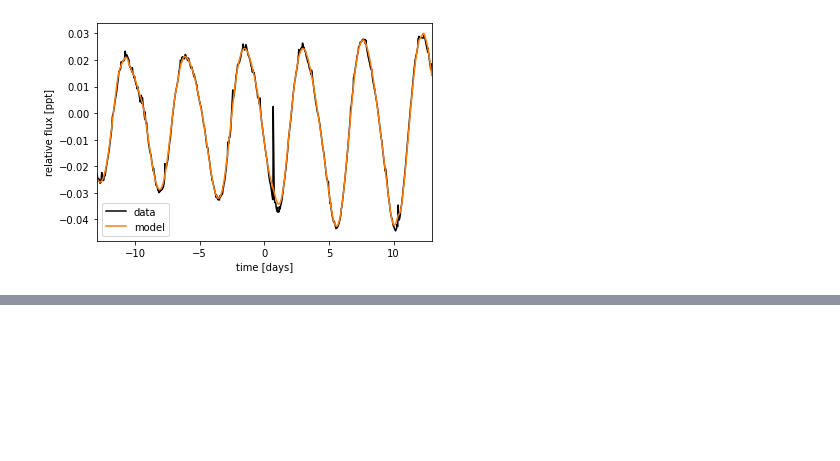
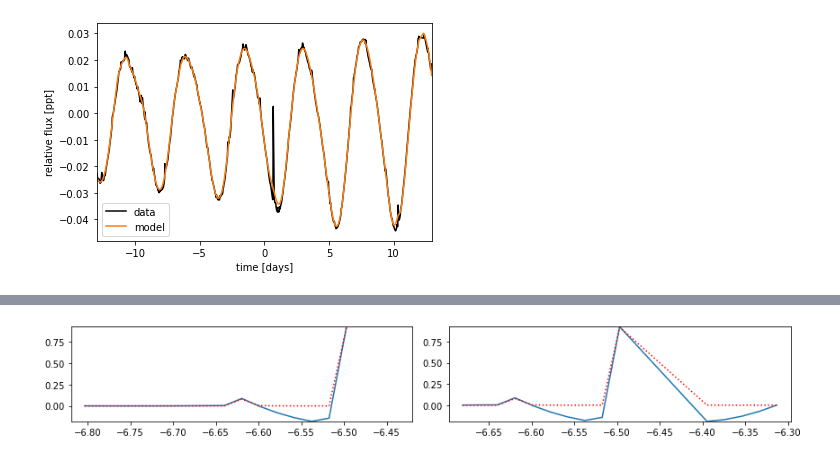
Before and after one commit to exoclam/epic-246301900, a Jupyter notebook: xoflares-epic246301900-post-flare-post-gap.ipynb, the cells around one changed output, grey strips where cells are left out. Cells and saved outputs as stored; diff of their text form; code cells hidden in the pictures; blank space fills up the shorter version.

```diff
--- a/xoflares-epic246301900-post-flare-post-gap.ipynb
+++ b/xoflares-epic246301900-post-flare-post-gap.ipynb
@@ -686,0 +801,14 @@ plt.savefig("period_trace_postgap.png")
+# %%
+fig, axes = plt.subplots(ncols=2, nrows=np.ceil(npeaks/2).astype(int), figsize=[12,npeaks])
+axes = axes.flatten()
+tps = start[0]['tpeak']
+for i in range(npeaks):
+    timemask = (x >= tps[i]-0.2) * (x < tps[i]+0.2) # true for values within +/- 0.2 of peak indices
+    ax = axes[i]
+    ax.plot(x[timemask], y[timemask])
+    ax.plot(x[timemask], start[0]['flare_lc'][timemask], ':r')
+    ax.set_xlim(tpeaks[i]-0.2, tpeaks[i]+0.2)
+    ax.set_ylim(np.min(y[timemask]), np.max(y[timemask]))
+fig.tight_layout()
+# %% [output]
+[figure, added]
```
Also changed, not shown: parts of 21 cells of this notebook, 1 other file.
